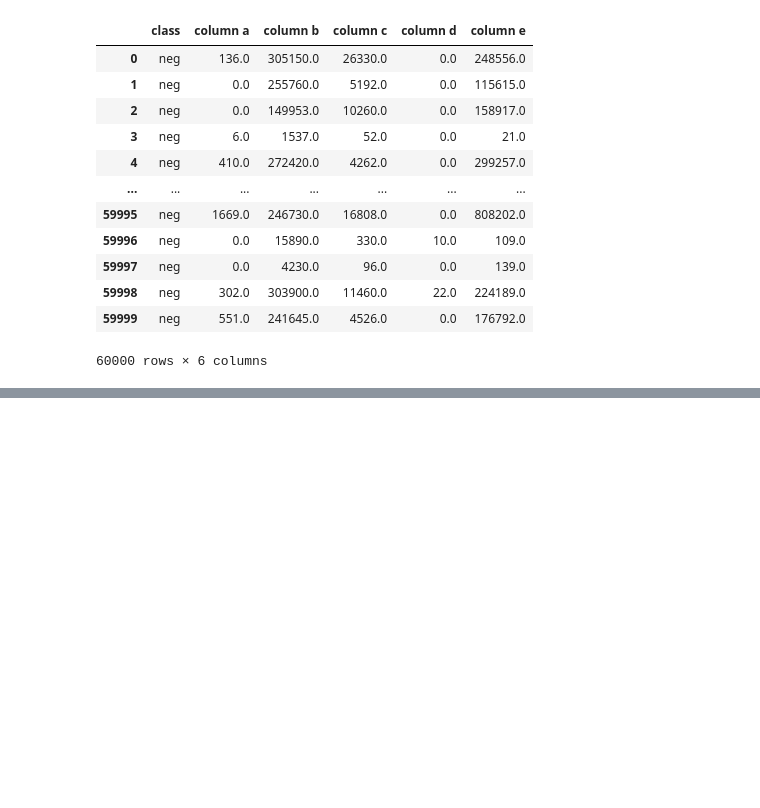
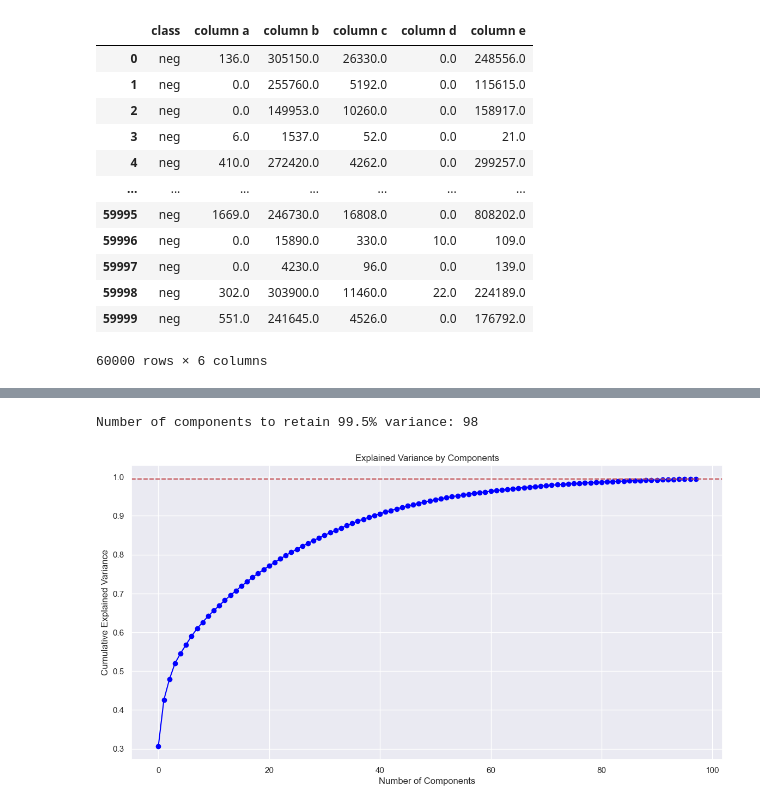
Before and after one commit to FedericoAriton99/CA-1-Data-Preparation, a Jupyter notebook: CA 1 Python.ipynb, the cells around one changed output, grey strips where cells are left out. Saved outputs shown, nothing was run; the diff lists cells and outputs as text; code cells hidden in the pictures; blank space fills up the shorter version.

```diff
--- a/CA 1 Python.ipynb
+++ b/CA 1 Python.ipynb
@@ -460,0 +597,2 @@ aps2
+# %%
+aps2_removed.fillna(aps2_removed.mean(), inplace=True)
@@ -460,0 +721,28 @@ aps2
+# %%
+
+y = aps2_removed['class']
+X = aps2_removed.drop('class', axis=1)
+# %%
+features = X.columns
+x = X.loc[:, features].values
+
+x = StandardScaler().fit_transform(x)
+# %%
+pca = PCA(n_components=0.995)
+principalComponents = pca.fit_transform(x)
+# %%
+num_components = pca.n_components_
+print(f"Number of components to retain 99.5% variance: {num_components}")
+# %% [output]
+Number of components to retain 99.5% variance: 98
+# %%
+plt.figure(figsize=(14,7))
+plt.plot(np.cumsum(pca.explained_variance_ratio_), color='blue', marker='o')
+plt.title('Explained Variance by Components')
+plt.xlabel('Number of Components')
+plt.ylabel('Cumulative Explained Variance')
+plt.axhline(y=0.995, color='r', linestyle='--')
+plt.grid(True)
+plt.show()
+# %% [output]
+[figure, added]
```
Also changed, not shown: parts of 33 cells of this notebook.
